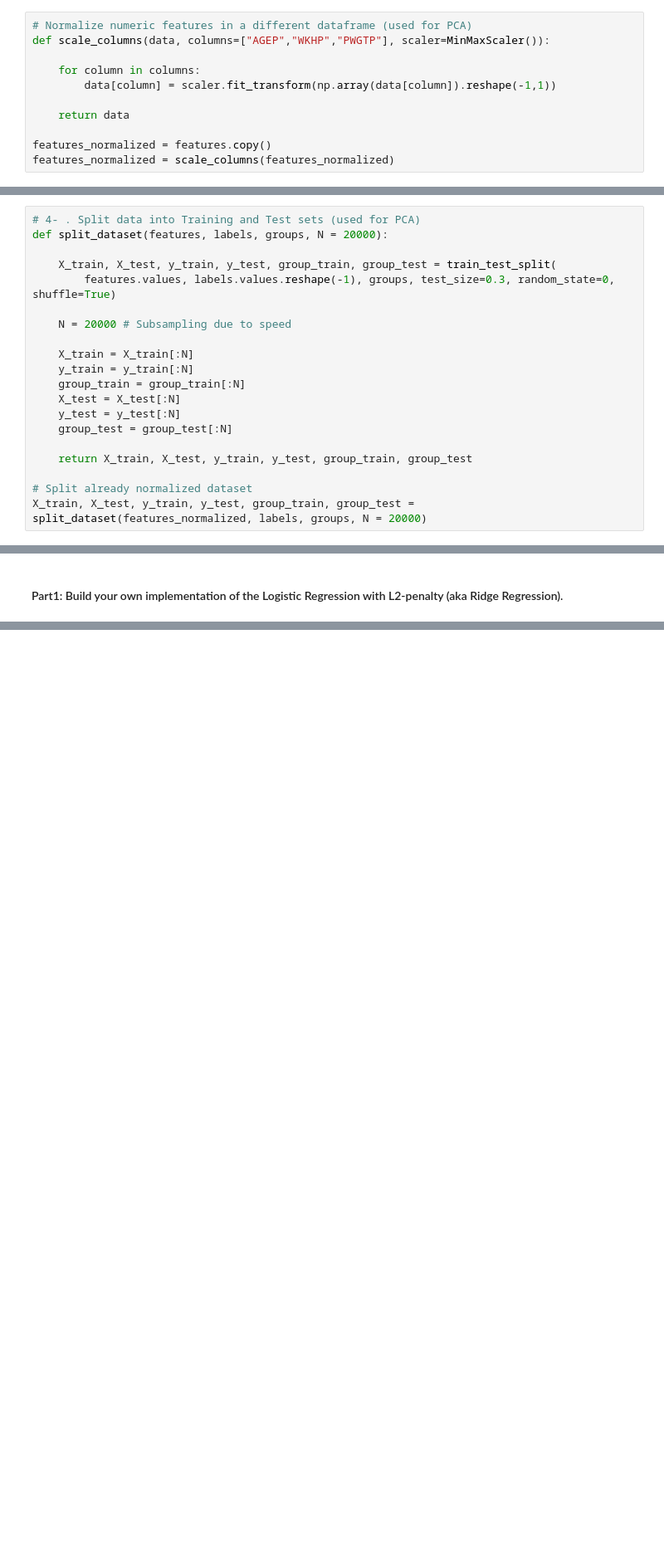
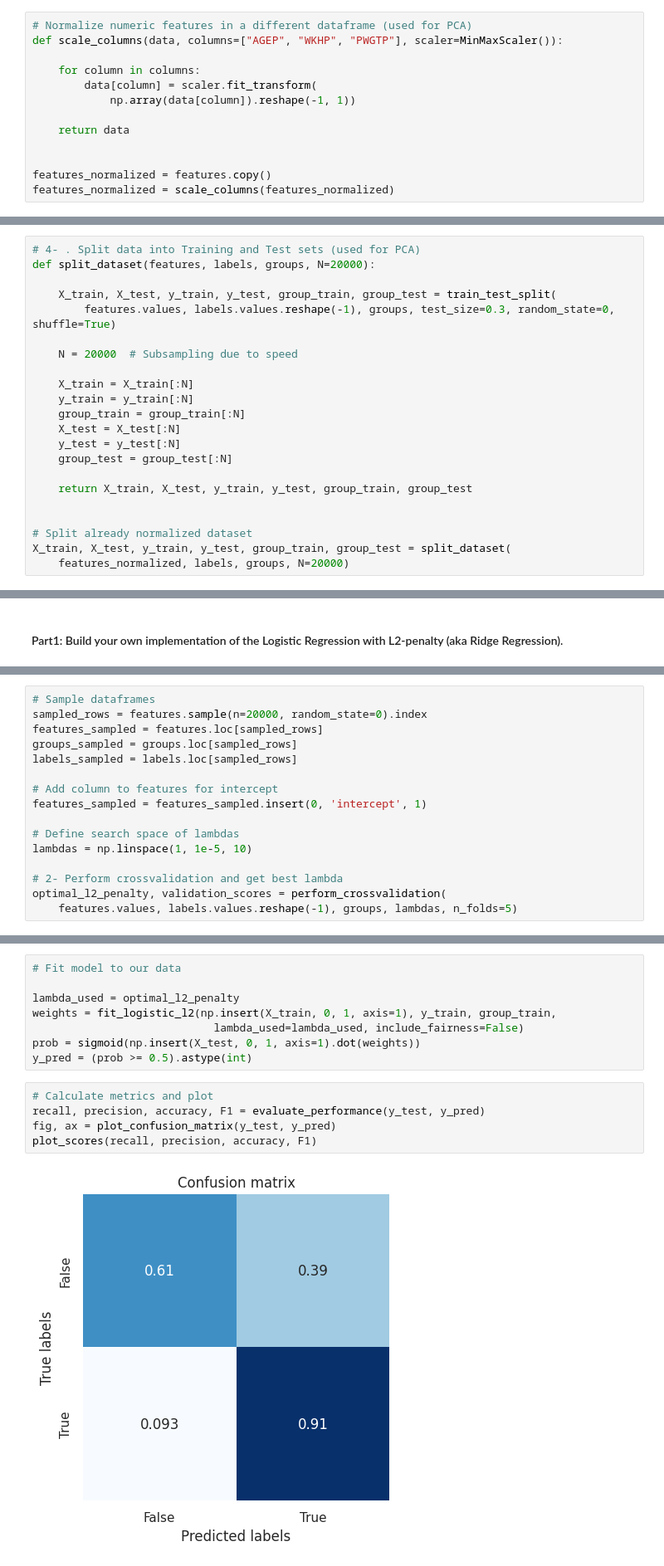
Before and after one commit to jorgedelpozolerida/-KDS_AlgorithmicFairness, a Jupyter notebook: Assignment2/assignment2.ipynb, the cells around one changed output, grey strips where cells are left out. Shown at 83% size. Drawn from its saved outputs; the diff is of its cells as text; blank space fills up the shorter version.

```diff
--- a/Assignment2/assignment2.ipynb
+++ b/Assignment2/assignment2.ipynb
@@ -135,13 +141,15 @@ else:
     print("No protected features present already")
 # %%
 # Normalize numeric features in a different dataframe (used for PCA)
-def scale_columns(data, columns=["AGEP","WKHP","PWGTP"], scaler=MinMaxScaler()):
+def scale_columns(data, columns=["AGEP", "WKHP", "PWGTP"], scaler=MinMaxScaler()):
 
     for column in columns:
-        data[column] = scaler.fit_transform(np.array(data[column]).reshape(-1,1))
+        data[column] = scaler.fit_transform(
+            np.array(data[column]).reshape(-1, 1))
 
     return data
 
+
 features_normalized = features.copy()
 features_normalized = scale_columns(features_normalized)
 # %%
@@ -156,12 +164,12 @@ features_normalized.head()
 5 rows × 57 columns
 # %%
 # 4- . Split data into Training and Test sets (used for PCA)
-def split_dataset(features, labels, groups, N = 20000):
+def split_dataset(features, labels, groups, N=20000):
 
     X_train, X_test, y_train, y_test, group_train, group_test = train_test_split(
         features.values, labels.values.reshape(-1), groups, test_size=0.3, random_state=0, shuffle=True)
 
-    N = 20000 # Subsampling due to speed
+    N = 20000  # Subsampling due to speed
 
     X_train = X_train[:N]
     y_train = y_train[:N]
@@ -172,8 +180,10 @@ def split_dataset(features, labels, groups, N = 20000):
 
     return X_train, X_test, y_train, y_test, group_train, group_test
 
+
 # Split already normalized dataset
-X_train, X_test, y_train, y_test, group_train, group_test = split_dataset(features_normalized, labels, groups, N = 20000)
+X_train, X_test, y_train, y_test, group_train, group_test = split_dataset(
+    features_normalized, labels, groups, N=20000)
 # %% [markdown]
 #### Task 2.2 - Baseline Model
 Use the following arguments in the `opt.fmin_funct`: `xtol=1e-4, ftol=1e-4,  maxfun=1000`
@@ -426,0 +388,16 @@ yourself).
+# %%
+# Sample dataframes
+sampled_rows = features.sample(n=20000, random_state=0).index
+features_sampled = features.loc[sampled_rows]
+groups_sampled = groups.loc[sampled_rows]
+labels_sampled = labels.loc[sampled_rows]
+
+# Add column to features for intercept
+features_sampled = features_sampled.insert(0, 'intercept', 1)
+
+# Define search space of lambdas
+lambdas = np.linspace(1, 1e-5, 10)
+
+# 2- Perform crossvalidation and get best lambda
+optimal_l2_penalty, validation_scores = perform_crossvalidation(
+    features.values, labels.values.reshape(-1), groups, lambdas, n_folds=5)
@@ -426,0 +489,15 @@ yourself).
+# %%
+# Fit model to our data
+
+lambda_used = optimal_l2_penalty
+weights = fit_logistic_l2(np.insert(X_train, 0, 1, axis=1), y_train, group_train,
+                            lambda_used=lambda_used, include_fairness=False)
+prob = sigmoid(np.insert(X_test, 0, 1, axis=1).dot(weights))
+y_pred = (prob >= 0.5).astype(int)
+# %%
+# Calculate metrics and plot
+recall, precision, accuracy, F1 = evaluate_performance(y_test, y_pred)
+fig, ax = plot_confusion_matrix(y_test, y_pred)
+plot_scores(recall, precision, accuracy, F1)
+# %% [output]
+[figure, added]
```
Also changed, not shown: parts of 33 cells of this notebook.
